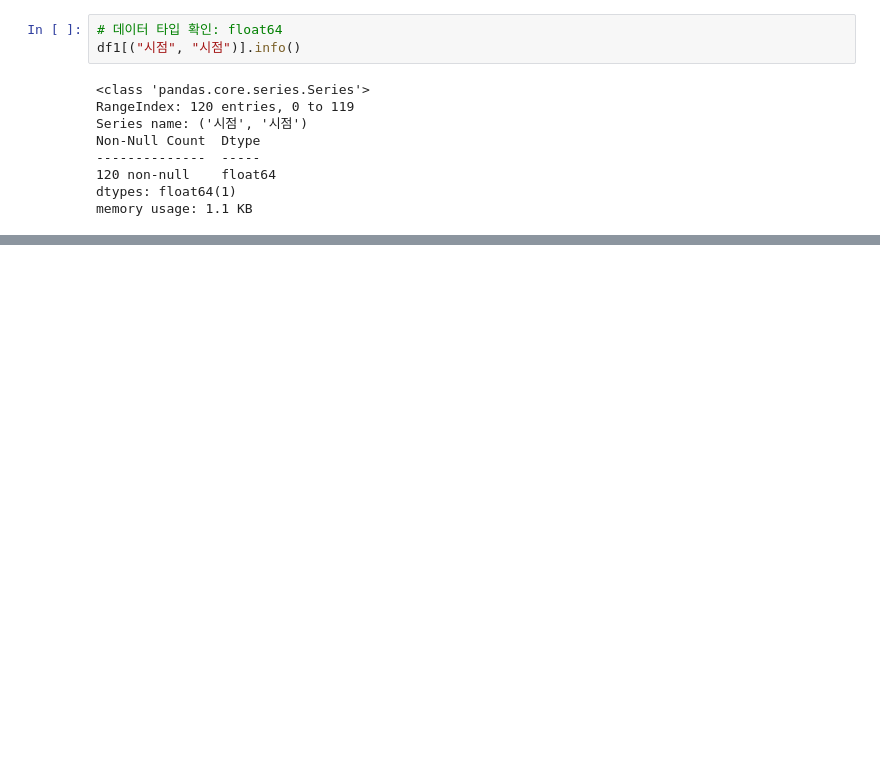
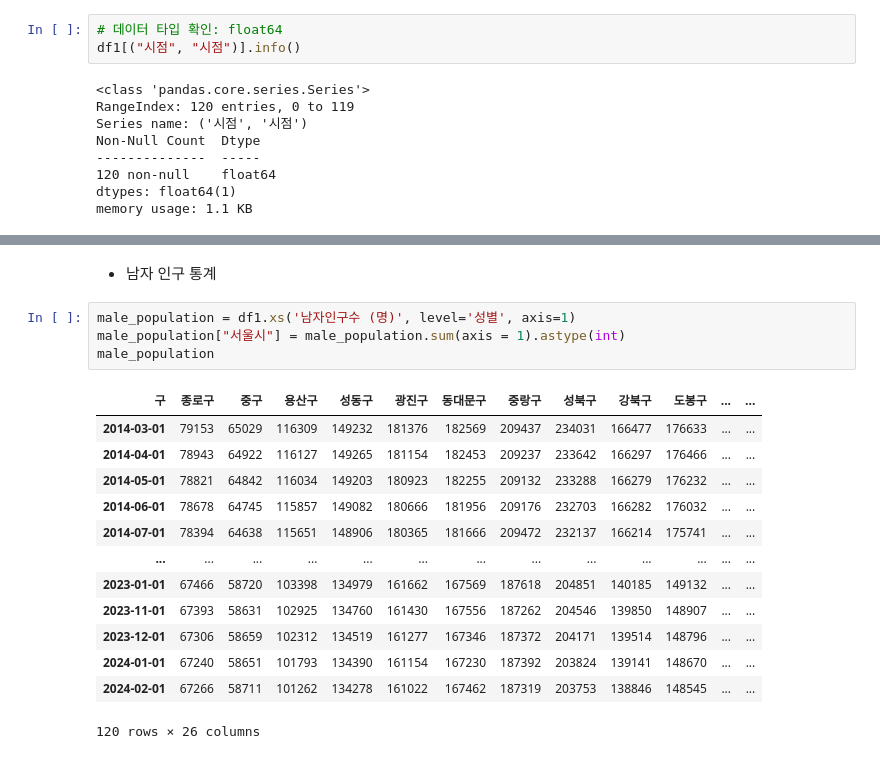
Before and after one commit to LeeShawnhun/Gangseo_Bigdata_Contest, a Jupyter notebook: 강서구청 빅데이터 공모전.ipynb, the cells around one changed output, grey strips where cells are left out. Drawn from its saved outputs; the diff is of its cells as text; blank space fills up the shorter version.

```diff
--- a/강서구청 빅데이터 공모전.ipynb
+++ b/강서구청 빅데이터 공모전.ipynb
@@ -119,0 +193,20 @@ df1
+# %% [markdown]
+- 남자 인구 통계
+# %%
+male_population = df1.xs('남자인구수 (명)', level='성별', axis=1)
+male_population["서울시"] = male_population.sum(axis = 1).astype(int)
+male_population
+# %% [output]
+| 구 | 종로구 | 중구 | 용산구 | 성동구 | 광진구 | 동대문구 | 중랑구 | 성북구 | 강북구 | 도봉구 | ... | ... |
+| 2014-03-01 | 79153 | 65029 | 116309 | 149232 | 181376 | 182569 | 209437 | 234031 | 166477 | 176633 | ... | ... |
+| 2014-04-01 | 78943 | 64922 | 116127 | 149265 | 181154 | 182453 | 209237 | 233642 | 166297 | 176466 | ... | ... |
+| 2014-05-01 | 78821 | 64842 | 116034 | 149203 | 180923 | 182255 | 209132 | 233288 | 166279 | 176232 | ... | ... |
+| 2014-06-01 | 78678 | 64745 | 115857 | 149082 | 180666 | 181956 | 209176 | 232703 | 166282 | 176032 | ... | ... |
+| 2014-07-01 | 78394 | 64638 | 115651 | 148906 | 180365 | 181666 | 209472 | 232137 | 166214 | 175741 | ... | ... |
+| ... | ... | ... | ... | ... | ... | ... | ... | ... | ... | ... | ... | ... |
+| 2023-01-01 | 67466 | 58720 | 103398 | 134979 | 161662 | 167569 | 187618 | 204851 | 140185 | 149132 | ... | ... |
+| 2023-11-01 | 67393 | 58631 | 102925 | 134760 | 161430 | 167556 | 187262 | 204546 | 139850 | 148907 | ... | ... |
+| 2023-12-01 | 67306 | 58659 | 102312 | 134519 | 161277 | 167346 | 187372 | 204171 | 139514 | 148796 | ... | ... |
+| 2024-01-01 | 67240 | 58651 | 101793 | 134390 | 161154 | 167230 | 187392 | 203824 | 139141 | 148670 | ... | ... |
+| 2024-02-01 | 67266 | 58711 | 101262 | 134278 | 161022 | 167462 | 187319 | 203753 | 138846 | 148545 | ... | ... |
+120 rows × 26 columns
```
Also changed, not shown: parts of 11 cells of this notebook.
